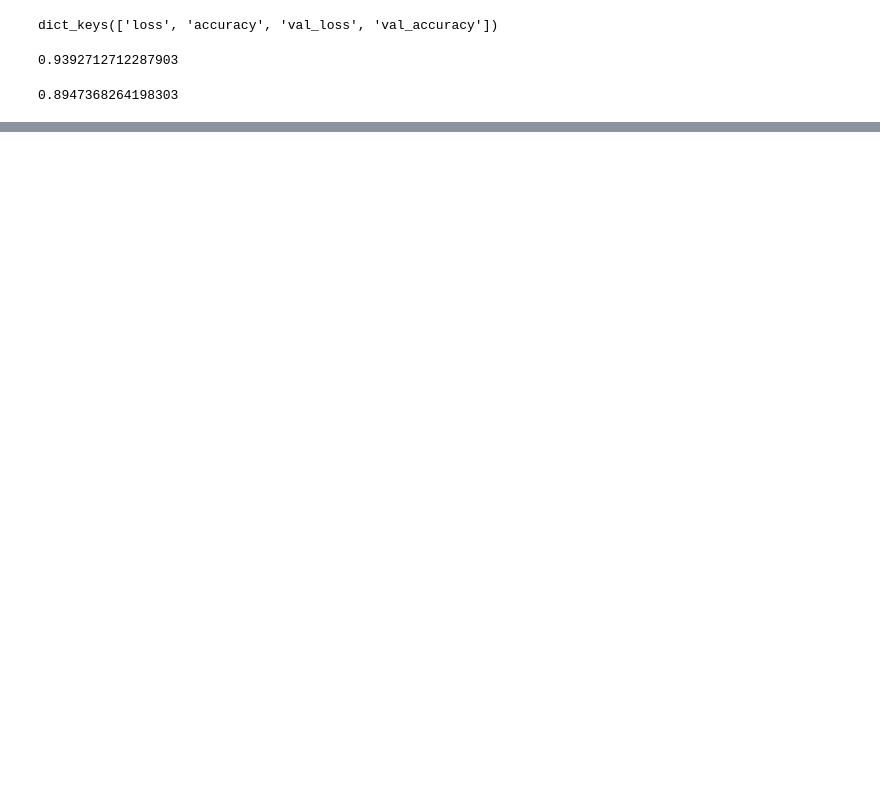
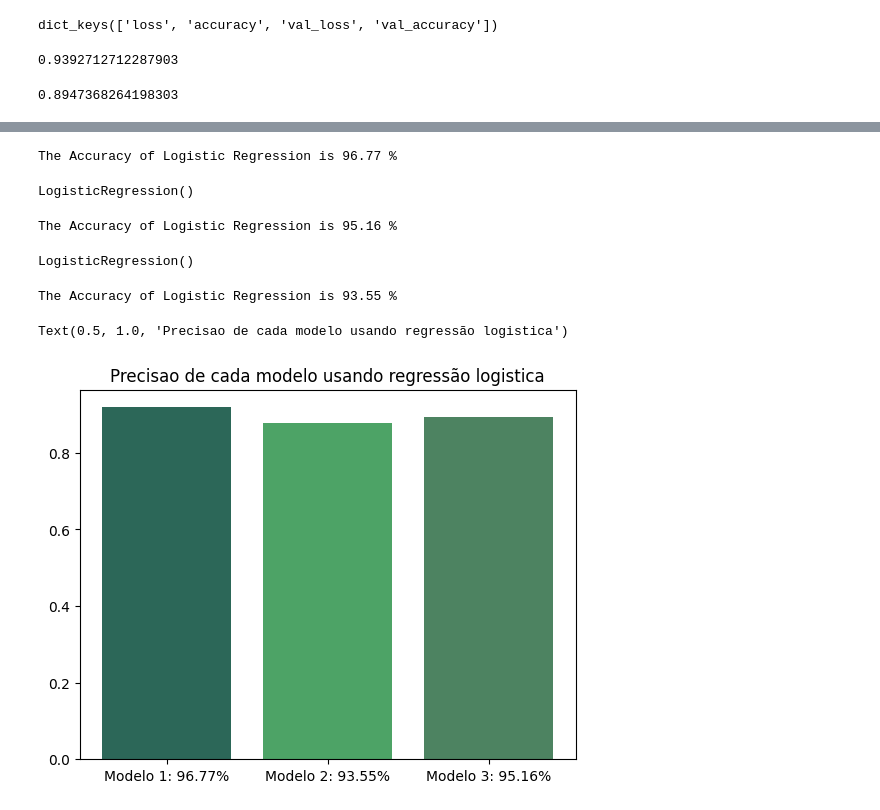
Before and after one commit to JoaoYukio/PCO114, a Jupyter notebook: Tarefa2/AnaliseDosDados.ipynb, the cells around one changed output, grey strips where cells are left out. Saved outputs shown, nothing was run; the diff lists cells and outputs as text; code cells hidden in the pictures; blank space fills up the shorter version.

```diff
--- a/Tarefa2/AnaliseDosDados.ipynb
+++ b/Tarefa2/AnaliseDosDados.ipynb
@@ -687,0 +711,46 @@ Text(0.5, 1.0, 'Tamanho de cada modelo, em # de parametros')
+# %%
+lr_pred = lr.predict(x_test)
+lr_conf = confusion_matrix(y_test, lr_pred)
+lr_report = classification_report(y_test, lr_pred)
+lr_acc = round(accuracy_score(y_test, lr_pred)*100, ndigits = 2)
+print(f"\nThe Accuracy of Logistic Regression is {lr_acc} %")
+# %% [output]
+The Accuracy of Logistic Regression is 96.77 %
+# %%
+lr2 = LogisticRegression()
+lr2.fit(x_train2, y_train2)
+# %% [output]
+LogisticRegression()
+# %%
+lr_pred2 = lr2.predict(x_test2)
+lr_conf2 = confusion_matrix(y_test2, lr_pred2)
+lr_report2 = classification_report(y_test2, lr_pred2)
+lr_acc2 = round(accuracy_score(y_test2, lr_pred2)*100, ndigits = 2)
+print(f"\nThe Accuracy of Logistic Regression is {lr_acc2} %")
+# %% [output]
+The Accuracy of Logistic Regression is 95.16 %
+# %%
+lr1 = LogisticRegression()
+lr1.fit(x_train1, y_train1)
+# %% [output]
+LogisticRegression()
+# %%
+lr_pred1 = lr1.predict(x_test1)
+lr_conf1 = confusion_matrix(y_test1, lr_pred1)
+lr_report1 = classification_report(y_test1, lr_pred1)
+lr_acc1 = round(accuracy_score(y_test1, lr_pred1)*100, ndigits = 2)
+print(f"\nThe Accuracy of Logistic Regression is {lr_acc1} %")
+# %% [output]
+The Accuracy of Logistic Regression is 93.55 %
+# %%
+accLR1 = lr_acc1
+accLR2 = lr_acc2
+accLR3 = lr_acc
+x_title = ['Modelo 1: ' + str(round(accLR3, 5)) + '%', 'Modelo 2: ' + str(round(accLR1, 5)) + '%', 'Modelo 3: ' + str(round(accLR2, 5)) + '%']
+y_val = [acc1, acc2, acc3]
+
+plt.bar(x= x_title, height= y_val, color = ['#2C6758','#4DA366' ,'#4D8361'])
+plt.title("Precisao de cada modelo usando regressão logistica")
+# %% [output]
+Text(0.5, 1.0, 'Precisao de cada modelo usando regressão logistica')
+[figure, added]
```
Also changed, not shown: parts of 19 cells of this notebook, 2 other files.
